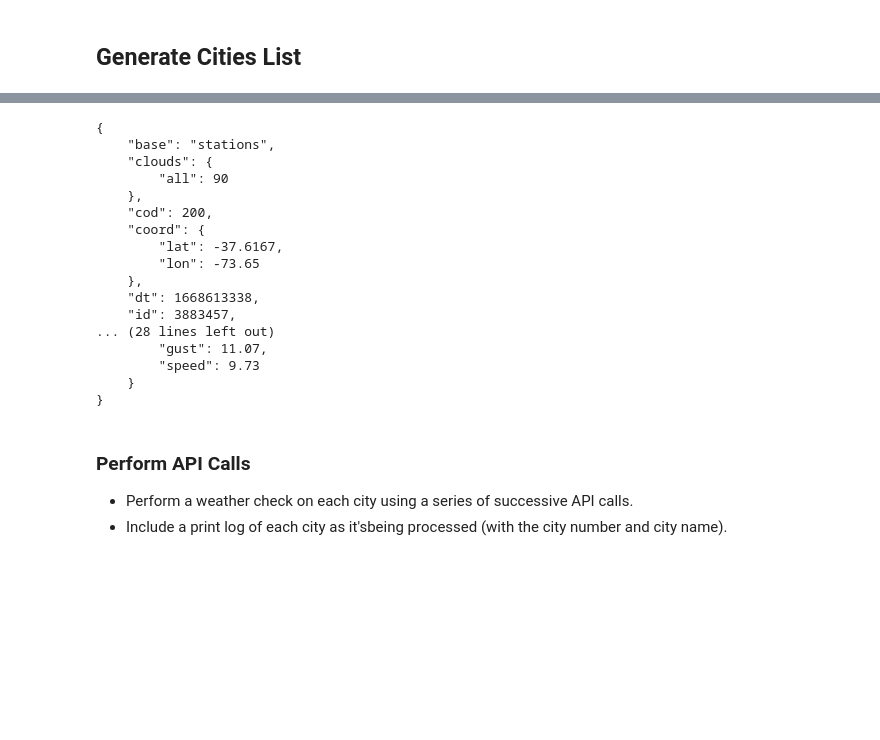
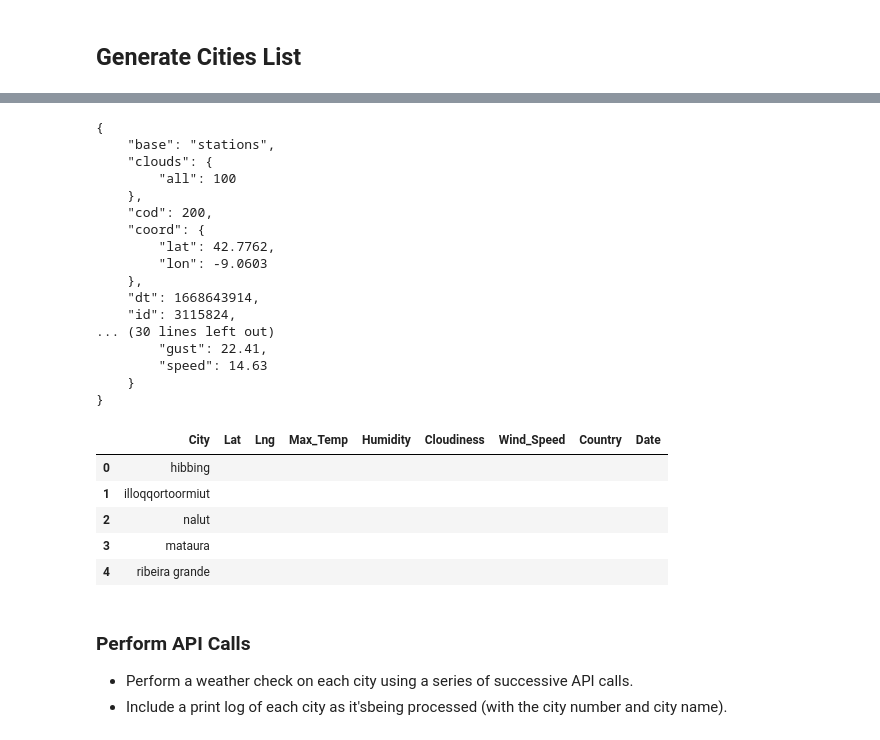
Before and after one commit to vgpass/python_api-challenge, a Jupyter notebook: WeatherPy/WeatherPyworking.ipynb, the cells around one changed output, grey strips where cells are left out. Drawn from its saved outputs; the diff is of its cells as text; code cells hidden in the pictures; blank space fills up the shorter version.

```diff
--- a/WeatherPy/WeatherPyworking.ipynb
+++ b/WeatherPy/WeatherPyworking.ipynb
@@ -55,5 +72,7 @@ len(cities)
 
 # city_coordinates = pd.DataFrame(cities, lat_lng)
 
-cities[107]
+cities_df = pd.DataFrame(cities)
+cities_df.columns = ['City']
+cities_df.head()
 # %% [output]
@@ -62,27 +86,44 @@ cities[107]
 # Define variables and request url
 
 url = f'https://api.openweathermap.org/data/2.5/weather?q={cities[107]}&appid={weather_api_key}&units=imperial'
-response = requests.get(url).json()
+results = requests.get(url).json()
 # print(response)
-print(json.dumps(response, indent=4, sort_keys=True))
+print(json.dumps(results, indent=4, sort_keys=True))
 # %% [output]
 {
     "base": "stations",
     "clouds": {
-        "all": 90
+        "all": 100
     },
     "cod": 200,
     "coord": {
-        "lat": -37.6167,
-        "lon": -73.65
+        "lat": 42.7762,
+        "lon": -9.0603
     },
-    "dt": 1668613338,
-    "id": 3883457,
-... (28 lines left out)
-        "gust": 11.07,
-        "speed": 9.73
+    "dt": 1668643914,
+    "id": 3115824,
+... (30 lines left out)
+        "gust": 22.41,
+        "speed": 14.63
     }
 }
+# %%
+cities_df['Lat'] = ""
+cities_df['Lng'] = ""
+cities_df['Max_Temp'] = ""
+cities_df['Humidity'] = ""
+cities_df['Cloudiness'] = ""
+cities_df['Wind_Speed'] = ""
+cities_df['Country'] = ""
+cities_df['Date'] = ""
+cities_df.head()
+# %% [output]
+|  | City | Lat | Lng | Max_Temp | Humidity | Cloudiness | Wind_Speed | Country | Date |
+| 0 | hibbing |  |  |  |  |  |  |  |  |
+| 1 | illoqqortoormiut |  |  |  |  |  |  |  |  |
+| 2 | nalut |  |  |  |  |  |  |  |  |
+| 3 | mataura |  |  |  |  |  |  |  |  |
+| 4 | ribeira grande |  |  |  |  |  |  |  |  |
 # %% [markdown]
 ### Perform API Calls
 * Perform a weather check on each city using a series of successive API calls.
```
Also changed, not shown: parts of 4 cells of this notebook.
